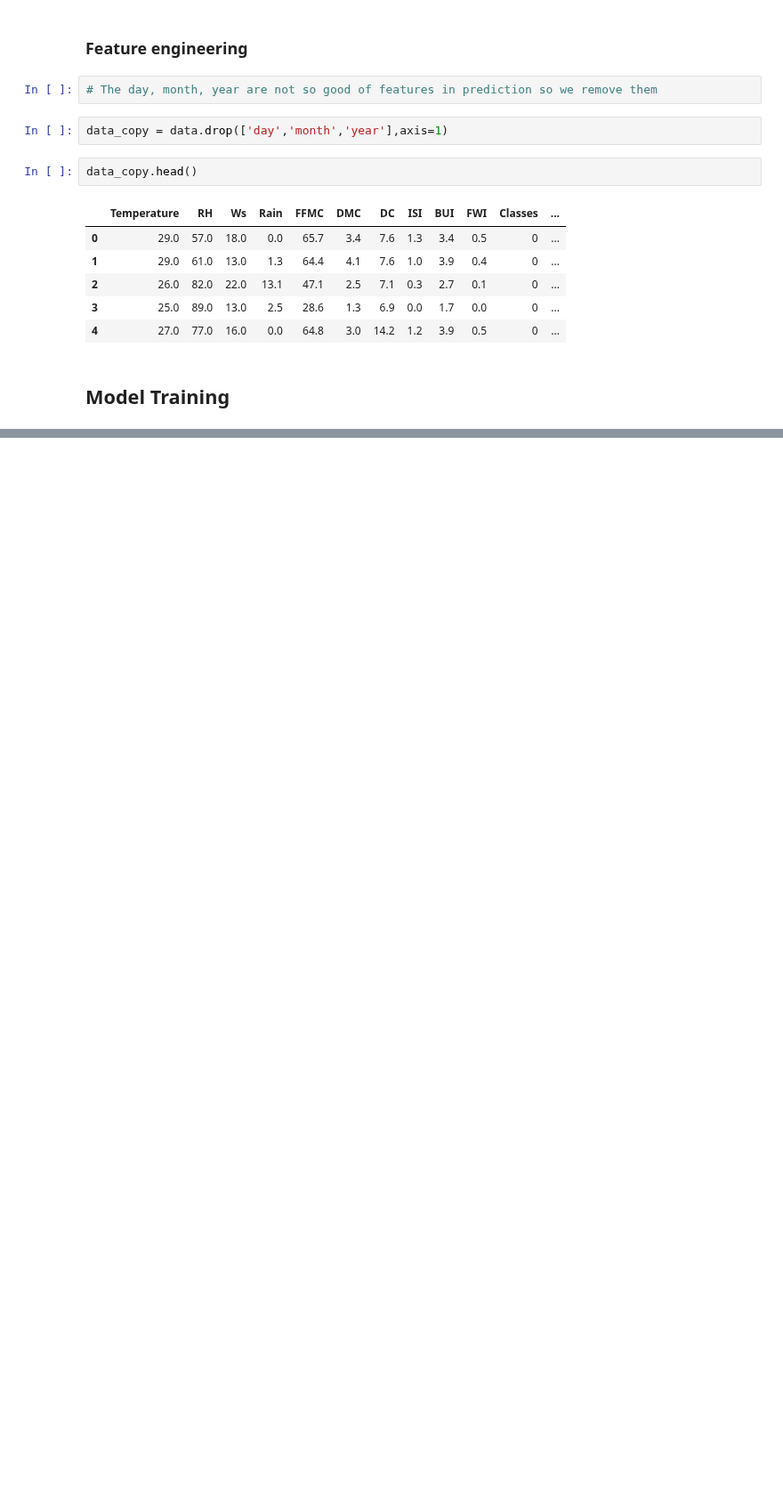
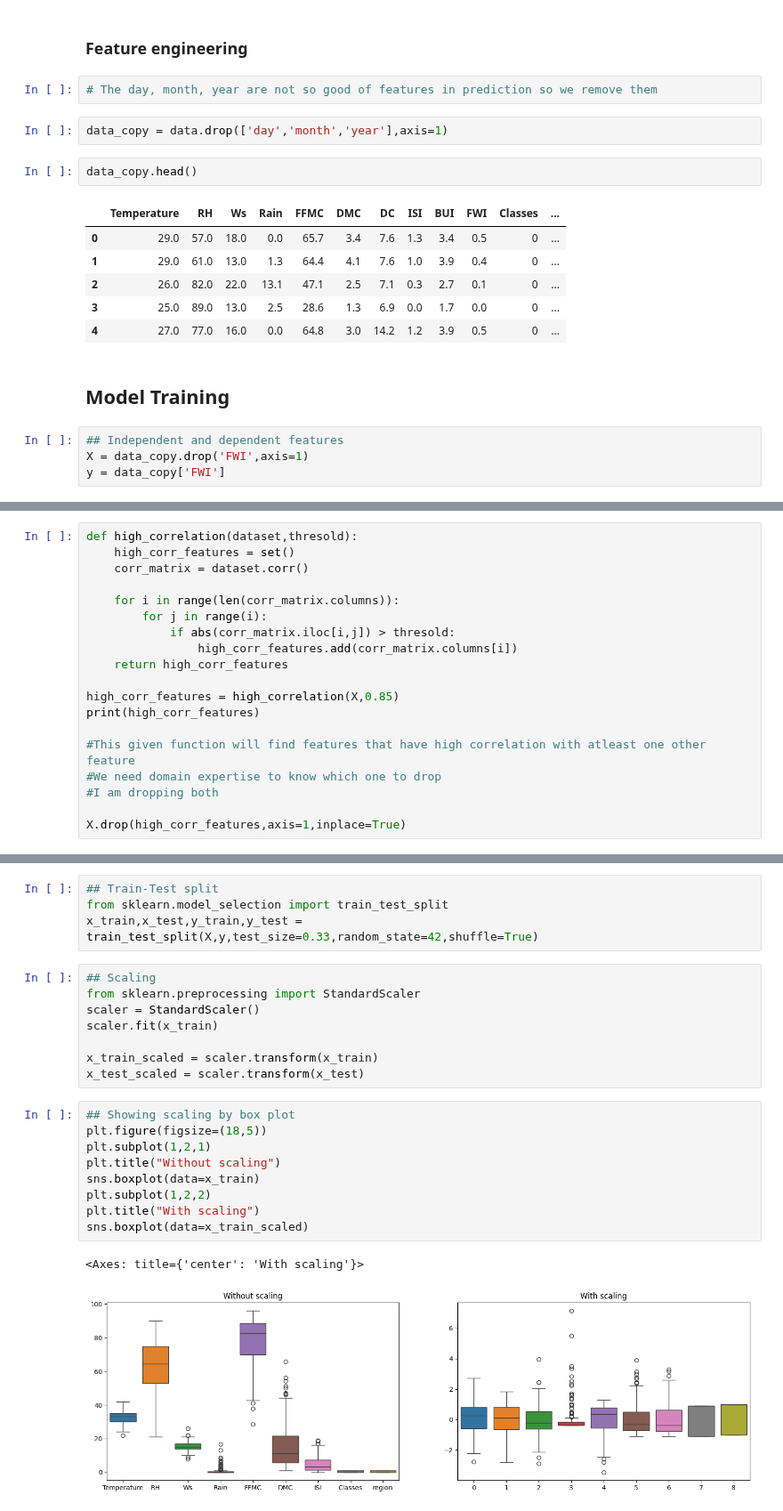
Before and after one commit to ArunNegi112/Machine_Learning, a Jupyter notebook: 4_LinearRegression/7_Forest_fire_prediction.ipynb, the cells around one changed output, grey strips where cells are left out. Shown at 89% size. Saved outputs shown, nothing was run; the diff lists cells and outputs as text; blank space fills up the shorter version.

```diff
--- a/4_LinearRegression/7_Forest_fire_prediction.ipynb
+++ b/4_LinearRegression/7_Forest_fire_prediction.ipynb
@@ -263,3 +268,7 @@ data_copy.head()
 | 4 | 27.0 | 77.0 | 16.0 | 0.0 | 64.8 | 3.0 | 14.2 | 1.2 | 3.9 | 0.5 | 0 | ... |
 # %% [markdown]
 ## Model Training
+# %%
+## Independent and dependent features
+X = data_copy.drop('FWI',axis=1)
+y = data_copy['FWI']
@@ -265,0 +277,19 @@ data_copy.head()
+# %%
+def high_correlation(dataset,thresold):
+    high_corr_features = set()
+    corr_matrix = dataset.corr()
+
+    for i in range(len(corr_matrix.columns)):
+        for j in range(i):
+            if abs(corr_matrix.iloc[i,j]) > thresold:
+                high_corr_features.add(corr_matrix.columns[i])
+    return high_corr_features
+
+high_corr_features = high_correlation(X,0.85)
+print(high_corr_features)
+
+#This given function will find features that have high correlation with atleast one other feature
+#We need domain expertise to know which one to drop
+#I am dropping both
+
+X.drop(high_corr_features,axis=1,inplace=True)
@@ -265,0 +324,24 @@ data_copy.head()
+# %%
+## Train-Test split
+from sklearn.model_selection import train_test_split
+x_train,x_test,y_train,y_test = train_test_split(X,y,test_size=0.33,random_state=42,shuffle=True)
+# %%
+## Scaling
+from sklearn.preprocessing import StandardScaler
+scaler = StandardScaler()
+scaler.fit(x_train)
+
+x_train_scaled = scaler.transform(x_train)
+x_test_scaled = scaler.transform(x_test)
+# %%
+## Showing scaling by box plot
+plt.figure(figsize=(18,5))
+plt.subplot(1,2,1)
+plt.title("Without scaling")
+sns.boxplot(data=x_train)
+plt.subplot(1,2,2)
+plt.title("With scaling")
+sns.boxplot(data=x_train_scaled)
+# %% [output]
+<Axes: title={'center': 'With scaling'}>
+[figure, added]
```
Also changed, not shown: parts of 22 cells of this notebook, 10 other files.
